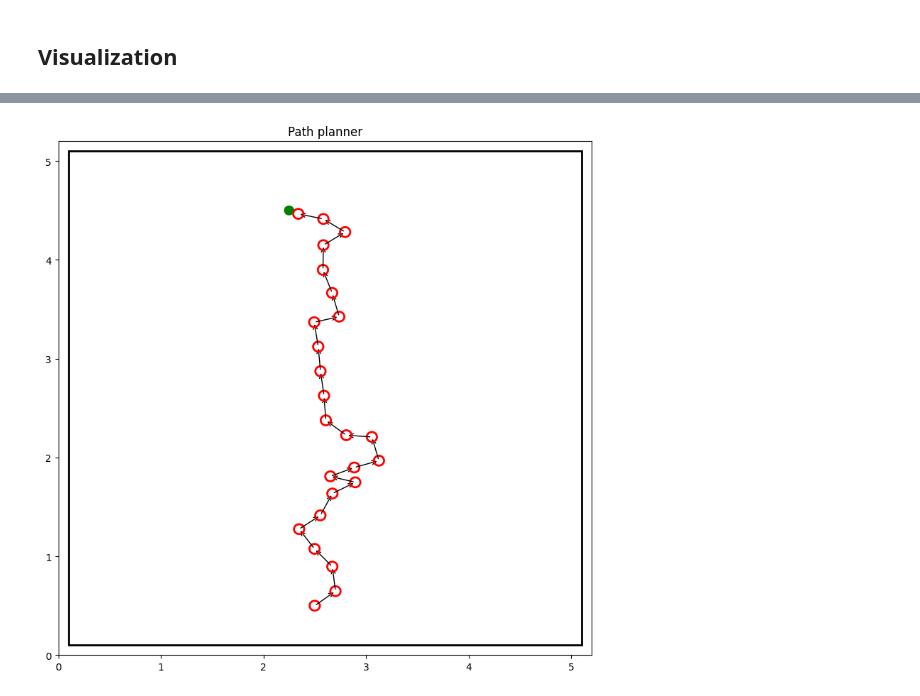
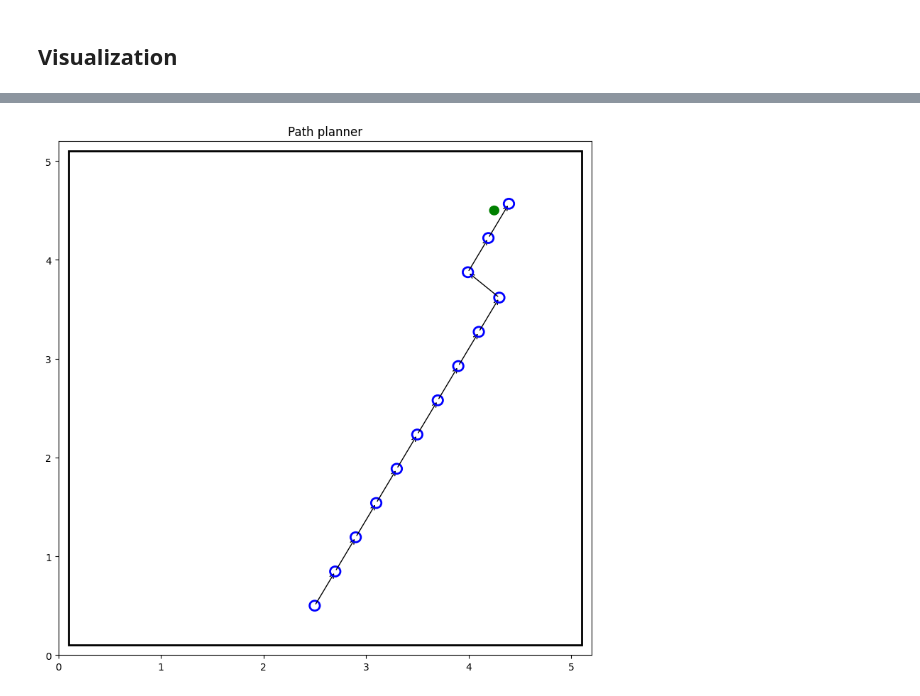
Before and after one commit to AlexandraPosta/sound-localization, a Jupyter notebook: notebooks/PathPlanning.ipynb, the cells around one changed output, grey strips where cells are left out. Cells and saved outputs as stored; diff of their text form; code cells hidden in the pictures.

Commit message:
Get MUSIC and CNN on same path (#25)

```diff
--- a/notebooks/PathPlanning.ipynb
+++ b/notebooks/PathPlanning.ipynb
@@ -142,6 +143,0 @@ def get_CNN_prediction(X, model, encoder):
-# %%
-# Load the model
-model = load_model('../models/saved_model', compile = True)
-X = create_observations()
-encoder = encode()
-pred = get_CNN_prediction(X, model, encoder)
@@ -159,7 +149,7 @@ pred
 pred = MUSIC(INSERT_SIMUALATED_ROOM, INSERT_MICROPHONE, INSERT_SFFT_MATRIX, FRAMES)
 `
 # %%
-def MUSIC(room, microphones, X, fs):
+def get_doa_MUSIC(room, microphones, fs):
     X = pra.transform.stft.analysis(room.mic_array.signals.T, NFFT, NFFT // 2)
     X = X.transpose([2, 1, 0])
 
@@ -174,15 +164,3 @@ def MUSIC(room, microphones, X, fs):
     return pred
 # %% [markdown]
 ### Room
-# %%
-def create_room(signal, fs, source_loc, centre_mic):
-    room = pra.ShoeBox(ROOM_DIM, fs=fs, max_order=2)
-    room.add_source(source_loc, signal=signal)
-
-    microphones = np.c_[[centre_mic[0]-0.1, centre_mic[1]], [centre_mic[0]+0.1, centre_mic[1]]]
-    room.add_microphone_array(microphones)
-
-    snr = 10*math.log10(2/SNR)
-    room.simulate(snr=snr)
-
-    return room, microphones
@@ -191,7 +273,10 @@ def create_room(signal, fs, source_loc, centre_mic):
 # %%
+model = load_model('../models/saved_model', compile = True)
+encoder = encode()
+
 not_found = True
 microphones = np.c_[[ROOM_DIM[0]/2-0.1, 0.5, 0], [ROOM_DIM[0]/2+0.1, 0.5, 0]]
-source_loc = [float(2.25), float(4.5)]
+source_loc = [float(4.25), float(4.5)]
 centre_mic = [2.5, 0.5]
 
 plt.rcParams["figure.figsize"] = [8, 8]
@@ -210,16 +295,24 @@ while not_found:
     # Generate room
     fs, signal = wavfile.read(AUDIO_PATH)
     room, microphones = create_room(signal, fs, source_loc, centre_mic)
-    ax.add_patch(patches.Circle((centre_mic[0], centre_mic[1]), radius=0.05, edgecolor='red', facecolor='none', linewidth=2))
+    ax.add_patch(patches.Circle((centre_mic[0], centre_mic[1]), radius=0.05, edgecolor='blue', facecolor='none', linewidth=2))
 
-    # Localize MUSIC
-    pred = MUSIC(room, microphones, X, fs)
+    # Localize CNN
+    data = room.mic_array.signals.T
+    data = np.array(normalize(data, bits=16), dtype=np.int16)
 
-    if (source_loc[0]-0.3 < centre_mic[0] < source_loc[0]+0.3 and source_loc[1]-0.3 < centre_mic[1] < source_loc[1]+0.3):
+    X = create_observations(data, fs)
+    pred = get_CNN_prediction(X, model, encoder)
+
+    if (source_loc[0]-0.2 < centre_mic[0] < source_loc[0]+0.2 and source_loc[1]-0.2 < centre_mic[1] < source_loc[1]+0.2):
         not_found = False
+
+    elif (centre_mic[0] > 4.9 or centre_mic[1] > 4.9):
+        break
+
     else:
-        x_align = centre_mic[0] + 0.25*np.cos(pred)
-        y_align = centre_mic[1] + 0.25*np.sin(pred)
+        x_align = centre_mic[0] + 0.4*np.cos(pred)
+        y_align = centre_mic[1] + 0.4*np.sin(pred)
         ax.add_patch(patches.FancyArrowPatch((float(centre_mic[0]), float(centre_mic[1])),
                                              (float(x_align), float(y_align)),
                                              mutation_scale=10, arrowstyle='->'))
@@ -230 +336 @@ while not_found:
-[figure, old version]
+[figure, new version]
```
Also changed, not shown: parts of 9 cells of this notebook.
